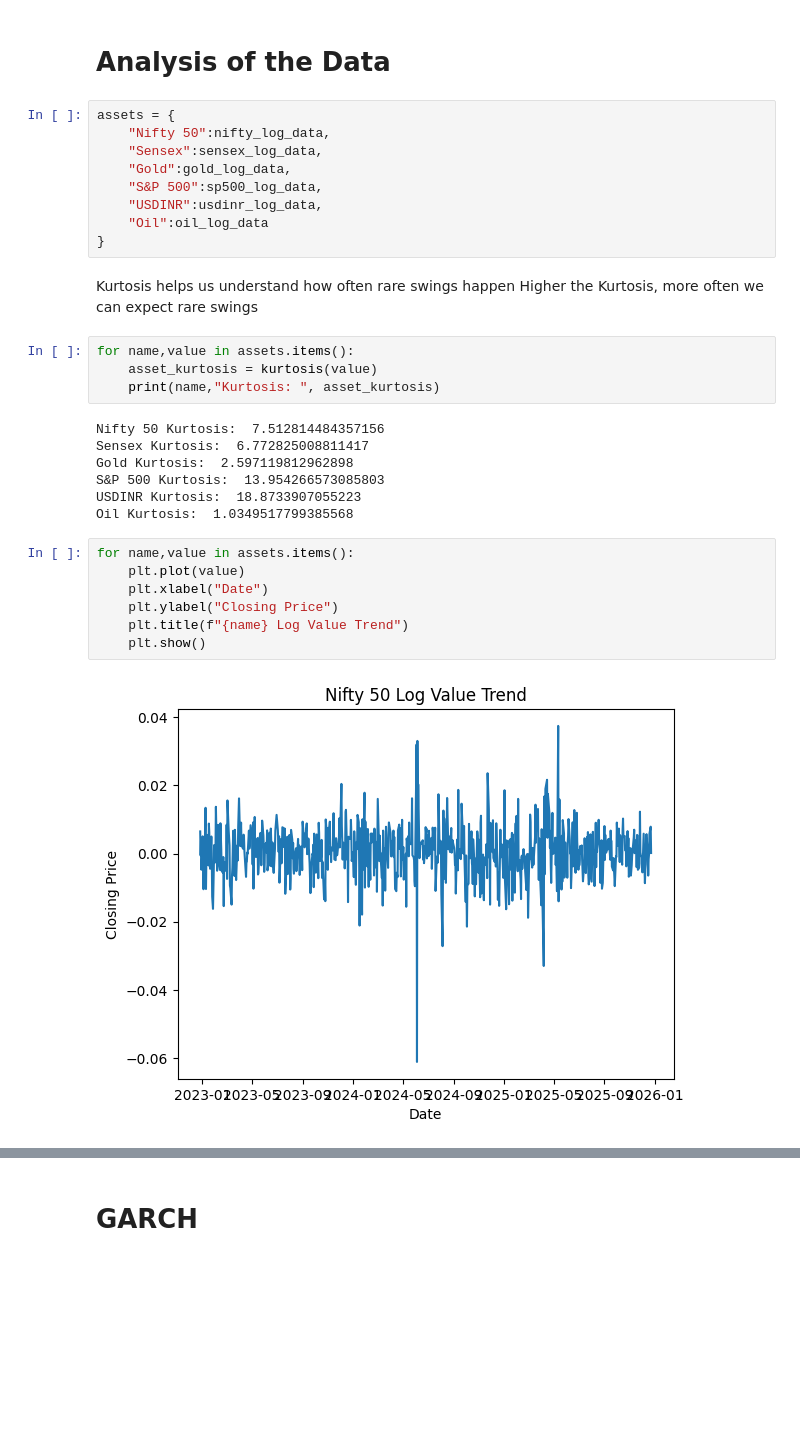
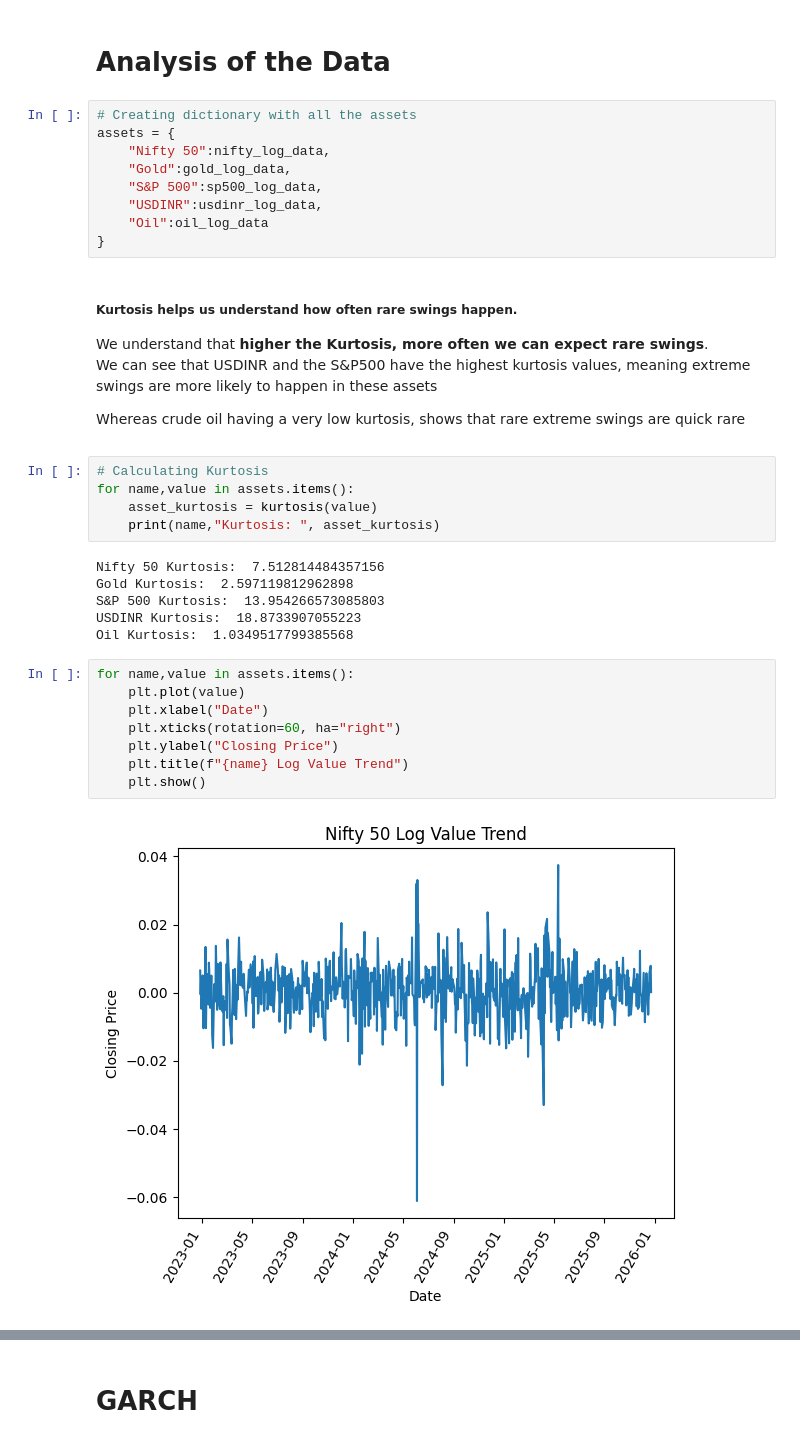
Before and after one commit to eshannaik/Portfolio-Management, a Jupyter notebook: Portfolio Management.ipynb, the cells around one changed output, grey strips where cells are left out. Drawn from its saved outputs; the diff is of its cells as text; blank space fills up the shorter version.

```diff
--- a/Portfolio Management.ipynb
+++ b/Portfolio Management.ipynb
@@ -150,26 +139,27 @@ Name: CL=F, Length: 752, dtype: float64
 # %% [markdown]
 # Analysis of the Data
 # %%
+# Creating dictionary with all the assets
 assets = {
     "Nifty 50":nifty_log_data,
-    "Sensex":sensex_log_data,
     "Gold":gold_log_data,
     "S&P 500":sp500_log_data,
     "USDINR":usdinr_log_data,
     "Oil":oil_log_data
 }
 # %% [markdown]
+##### Kurtosis helps us understand how often rare swings happen.
 <div>
-    Kurtosis helps us understand how often rare swings happen
-    Higher the Kurtosis, more often we can expect rare swings
-</div>
+    We understand that <b>higher the Kurtosis, more often we can expect rare swings</b>.
+    <p> We can see that USDINR and the S&P500 have the highest kurtosis values, meaning extreme swings are more likely to happen in these assets </p>
+    <p> Whereas crude oil having a very low kurtosis, shows that rare extreme swings are quick rare </p>
 # %%
+# Calculating Kurtosis
 for name,value in assets.items():
     asset_kurtosis = kurtosis(value)
     print(name,"Kurtosis: ", asset_kurtosis)
 # %% [output]
 Nifty 50 Kurtosis:  7.512814484357156
-Sensex Kurtosis:  6.772825008811417
 Gold Kurtosis:  2.597119812962898
 S&P 500 Kurtosis:  13.954266573085803
 USDINR Kurtosis:  18.8733907055223
@@ -177,9 +167,10 @@ Oil Kurtosis:  1.0349517799385568
 # %%
 for name,value in assets.items():
     plt.plot(value)
     plt.xlabel("Date")
+    plt.xticks(rotation=60, ha="right")
     plt.ylabel("Closing Price")
     plt.title(f"{name} Log Value Trend")
     plt.show()
 # %% [output]
-[figure, old version]
+[figure, new version]
```
Also changed, not shown: parts of 51 cells of this notebook, 12 other files.
